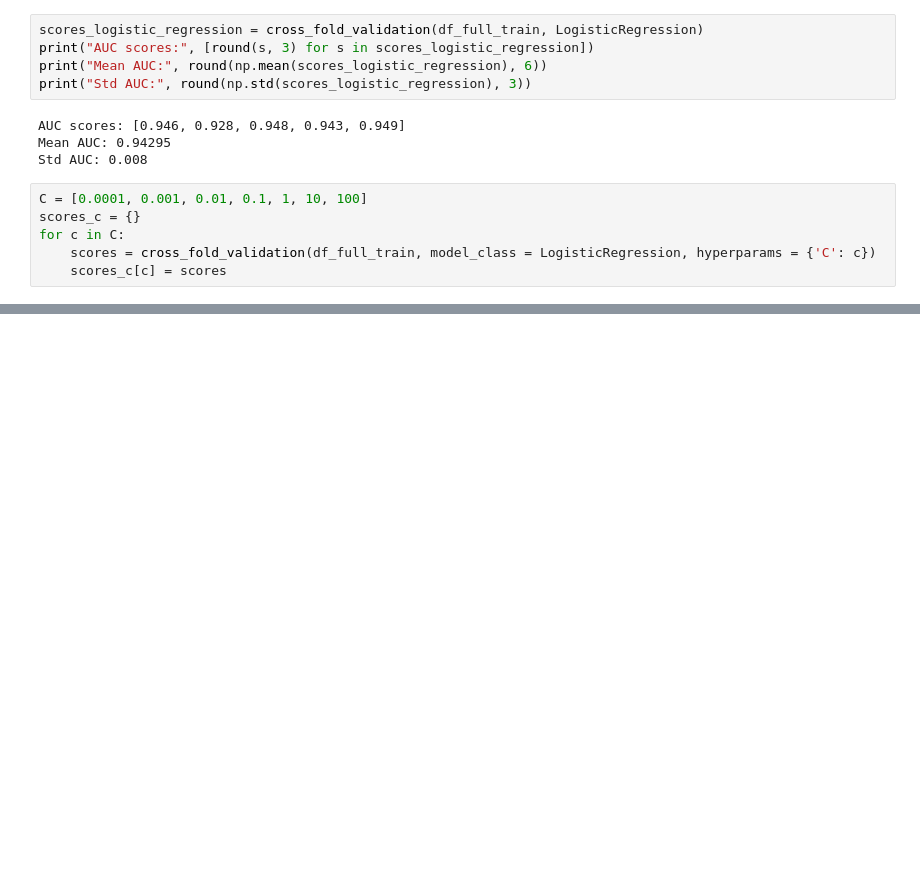
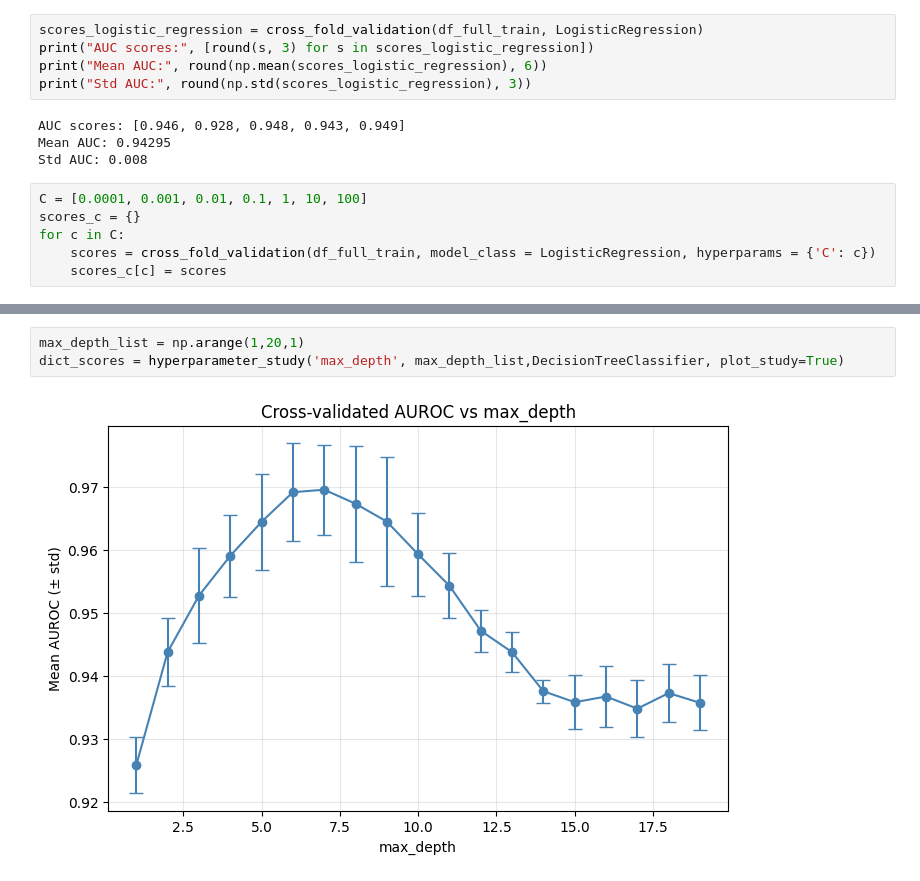
Before and after one commit to petrushki/PersonalityPredictor, a Jupyter notebook: notebook.ipynb, the cells around one changed output, grey strips where cells are left out. Saved outputs shown, nothing was run; the diff lists cells and outputs as text; blank space fills up the shorter version.

```diff
--- a/notebook.ipynb
+++ b/notebook.ipynb
@@ -369,0 +457,5 @@ Std AUC: 0.008
+# %%
+max_depth_list = np.arange(1,20,1)
+dict_scores = hyperparameter_study('max_depth', max_depth_list,DecisionTreeClassifier, plot_study=True)
+# %% [output]
+[figure, added]
```
Also changed, not shown: parts of 20 cells of this notebook.
